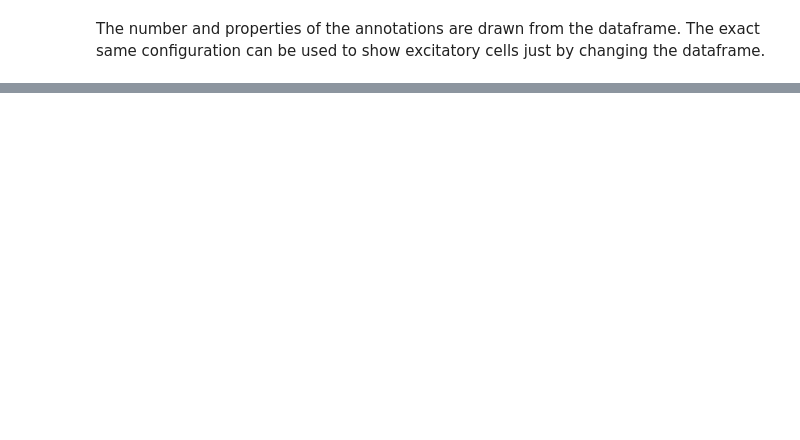
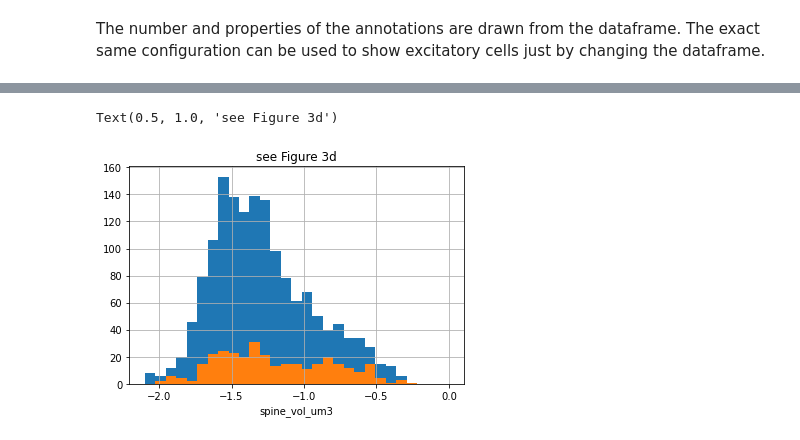
Before and after one commit to AllenInstitute/OFS-EM-Connectomics, a Jupyter notebook: notebooks/GettingDataIntoAndOutOfNeuroglancer.ipynb, the cells around one changed output, grey strips where cells are left out. Cells and saved outputs as stored; diff of their text form; code cells hidden in the pictures; blank space fills up the shorter version.

```diff
--- a/notebooks/GettingDataIntoAndOutOfNeuroglancer.ipynb
+++ b/notebooks/GettingDataIntoAndOutOfNeuroglancer.ipynb
@@ -298,0 +533,11 @@ app.run_server(port=8880)
+# %%
+import matplotlib.pyplot as plt
+
+f, ax = plt.subplots()
+new_df.query('num_syn_in_conn==1')['log_spine_vol_um3'].hist(bins=np.linspace(-2.1,0,30))
+new_df.query('num_syn_in_conn==2')['log_spine_vol_um3'].hist(bins=np.linspace(-2.1,0,30))
+ax.set_xlabel('spine_vol_um3')
+ax.set_title('see Figure 3d')
+# %% [output]
+Text(0.5, 1.0, 'see Figure 3d')
+[figure, added]
```
Also changed, not shown: parts of 55 cells of this notebook, 2 other files.
